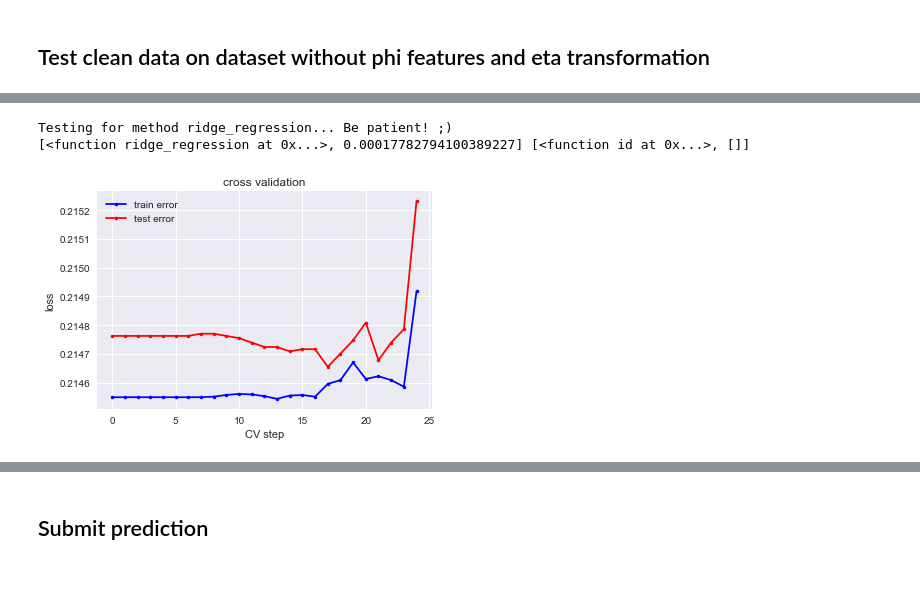
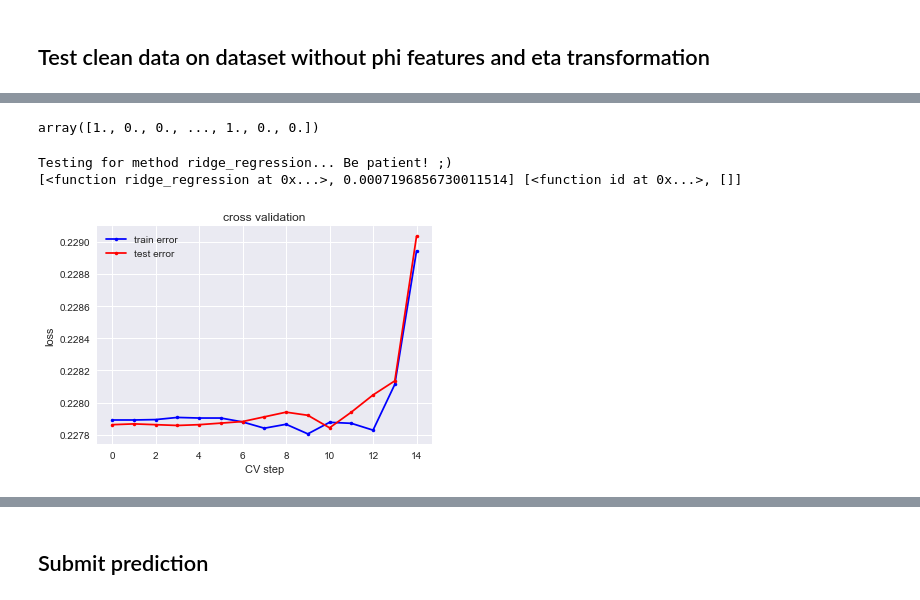
Before and after one commit to dufourc1/ML_CS433_project1, a Jupyter notebook: src/exploring_data_Marie_version.ipynb, the cells around one changed output, grey strips where cells are left out. Cells and saved outputs as stored; diff of their text form; code cells hidden in the pictures.

```diff
--- a/src/exploring_data_Marie_version.ipynb
+++ b/src/exploring_data_Marie_version.ipynb
@@ -614,11 +424,3 @@ use_neg = (x_reduced[:,-4]<0)
 x_reduced[use_neg, -4:]= x_reduced[use_neg, -4:]*(-1)
 # %%
 which = [25,26, 27, 28]
-# %%
-for i in which:
-    feature = x_reduced[:,i]
-    feature = feature[feature>-999]
-#     hist_plot(feature,i)
-    sns.distplot(feature,bins=30,kde=True)
-    plt.title('{i}th feature'.format(i=i))
-    plt.show()
@@ -642,8 +436,0 @@ which = [14,16, 21, 23]
-# %%
-for i in which:
-    feature = x_reduced[:,i]
-    feature = feature[feature>-999]
-#     hist_plot(feature,i)
-    sns.distplot(feature,bins=30,kde=True)
-    plt.title('{i}th feature'.format(i=i))
-    plt.show()
@@ -869,7 +647,7 @@ x_nan[:,23] = np.log(x_nan[:,22]+2)
 x_nan[:,29] = np.log(x_nan[:,28]+1)
 # %%
 #define an acceptable range for each feature
-m = 2
+m = 3
 
 features_tested = np.delete(np.arange(x_nan.shape[1]),[22])
 
@@ -900,7 +679,7 @@ feature 29: 4.7328 outliers
 # %%
 # take out the outliers
 
-def outlier_cleaning(data, y, features_treated = "all", m=2):
+def outlier_cleaning(data, y, features_treated = "all", m=3):
     if features_treated == "all":
         #features_treated = range(0,data.shape[1])
         features_treated = np.delete(np.arange(data.shape[1]),[22])
@@ -996,25 +786,29 @@ X_nophi_std[use_neg,13] = X_nophi_std[use_neg,13]*(-1)
 X_nophi_std[use_neg,15] = X_nophi_std[use_neg,15]*(-1)
 X_nophi_std[use_neg,20] = X_nophi_std[use_neg,20]*(-1)
 X_nophi_std[use_neg,22] = X_nophi_std[use_neg,22]*(-1)
+# %%
+y_clean
+# %% [output]
+array([1., 0., 0., ..., 1., 0., 0.])
 # %%
 tx = build_poly(X_nophi_std, 1)
 y_tr = y_clean
 w = np.zeros(tx.shape[1])
 # lambdas = [10**(-5.5625)]
-lambdas = np.logspace(-8,-2,25)
+lambdas = np.logspace(-6,-2,15)
 k_fold = 5
 
 transformations = [[id,[]]]
 
 methods = [[ridge_regression, lambdas]]
 
-predictor, w, loss_tr, loss_te, transformation, method = multi_cross_validation(y_tr, tx, k_fold, transformations=transformations, methods=methods, seed=2, only_best=True)
+predictor, w, loss_tr, loss_te, transformation, method = multi_cross_validation(y_tr, tx, k_fold, transformations=transformations, methods=methods, seed=1, only_best=True)
 
 print(method, transformation)
 # %% [output]
 Testing for method ridge_regression... Be patient! ;)
-[<function ridge_regression at 0x...>, 0.00017782794100389227] [<function id at 0x...>, []]
+[<function ridge_regression at 0x...>, 0.0007196856730011514] [<function id at 0x...>, []]
-[figure, old version]
+[figure, new version]
 # %%
 func, par = method
 par
```
Also changed, not shown: parts of 113 cells of this notebook.
